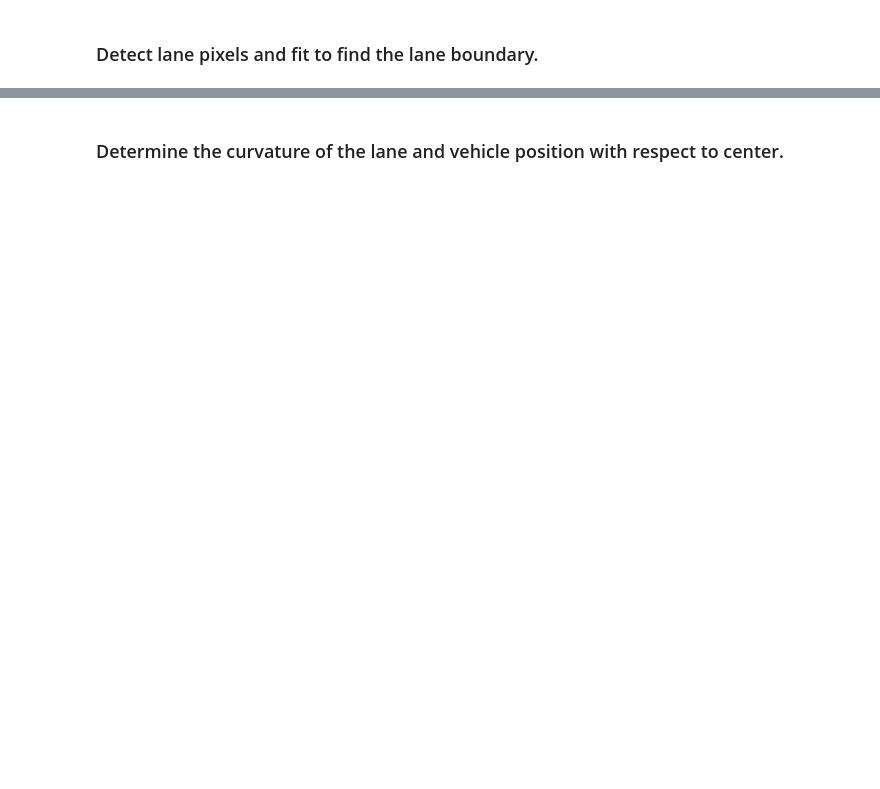
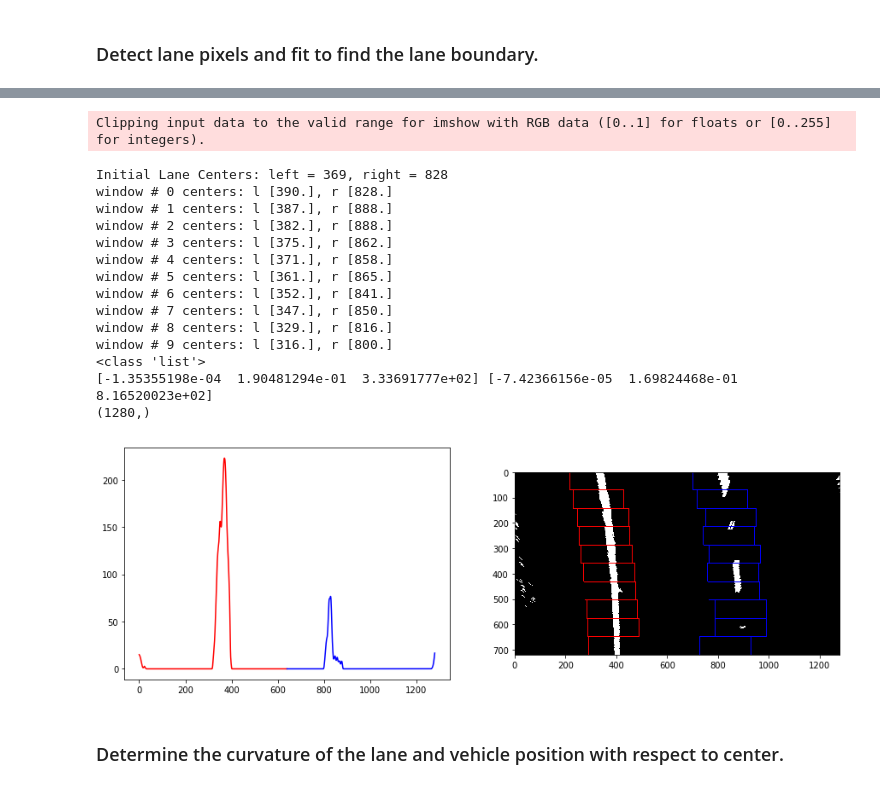
Before and after one commit to StevenShuoFeng/CarND-Advanced-Lane-Lines, a Jupyter notebook: pipeline.ipynb, the cells around one changed output, grey strips where cells are left out. Drawn from its saved outputs; the diff is of its cells as text; code cells hidden in the pictures; blank space fills up the shorter version.

```diff
--- a/pipeline.ipynb
+++ b/pipeline.ipynb
@@ -389,3 +397,39 @@ Initial right center, x =  [849.]
+# %%
+plt.rcParams['figure.figsize'] = (15, 5)
+
+m = np.copy(mask_bird)
+laneFinderObj = LaneFinder()
+laneFinderObj.run(m)
+
+proj = laneFinderObj.init_proj
+halfLen = int(len(proj)/2)
+rng1 = range(halfLen)
+rng2 = range(halfLen, 2*halfLen)
+
+print(proj.shape)
+plt.subplot(1,2,1)
+plt.plot(rng1, proj[rng1], 'r', rng2, proj[rng2], 'b')
+
+plt.subplot(1,2,2)
+plt.imshow(laneFinderObj.out_img)
+plt.show()
+# %% [output]
+Clipping input data to the valid range for imshow with RGB data ([0..1] for floats or [0..255] for integers).
+Initial Lane Centers: left = 369, right = 828
+window # 0 centers: l [390.], r [828.]
+window # 1 centers: l [387.], r [888.]
+window # 2 centers: l [382.], r [888.]
+window # 3 centers: l [375.], r [862.]
+window # 4 centers: l [371.], r [858.]
+window # 5 centers: l [361.], r [865.]
+window # 6 centers: l [352.], r [841.]
+window # 7 centers: l [347.], r [850.]
+window # 8 centers: l [329.], r [816.]
+window # 9 centers: l [316.], r [800.]
+<class 'list'>
+[-1.35355198e-04  1.90481294e-01  3.33691777e+02] [-7.42366156e-05  1.69824468e-01  8.16520023e+02]
+(1280,)
+[figure, added]
 # %% [markdown]
 ### Determine the curvature of the lane and vehicle position with respect to center.
 # %%
```
Also changed, not shown: parts of 5 cells of this notebook.
